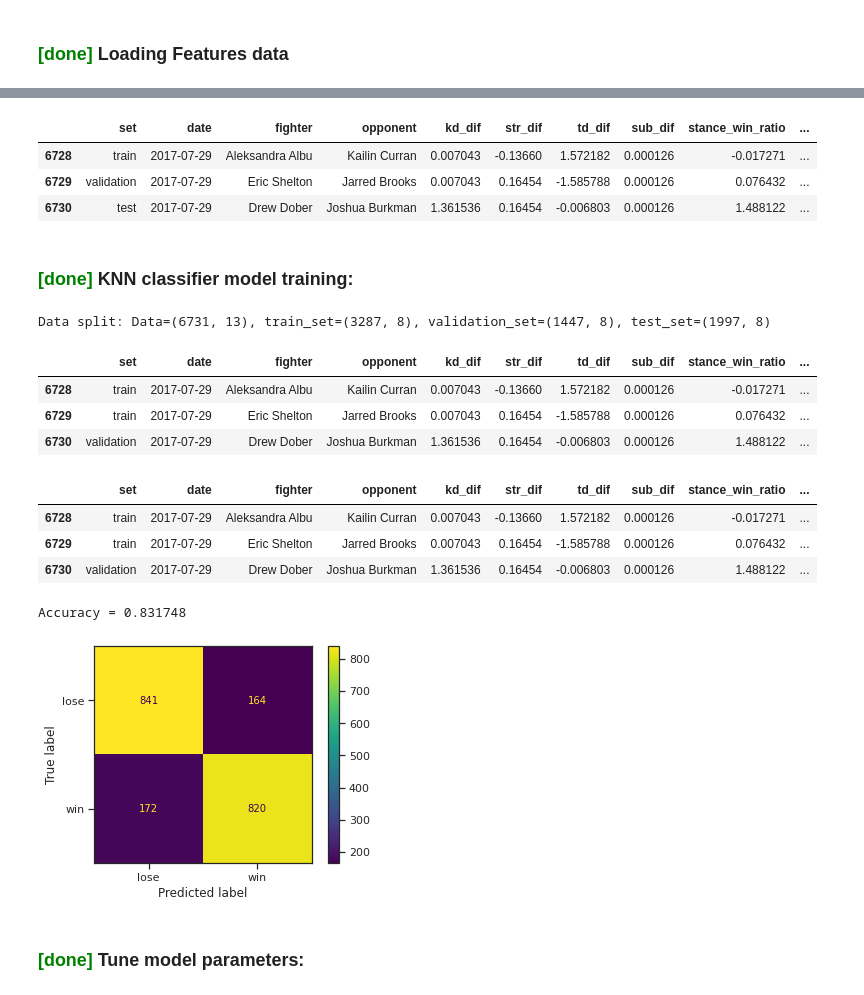
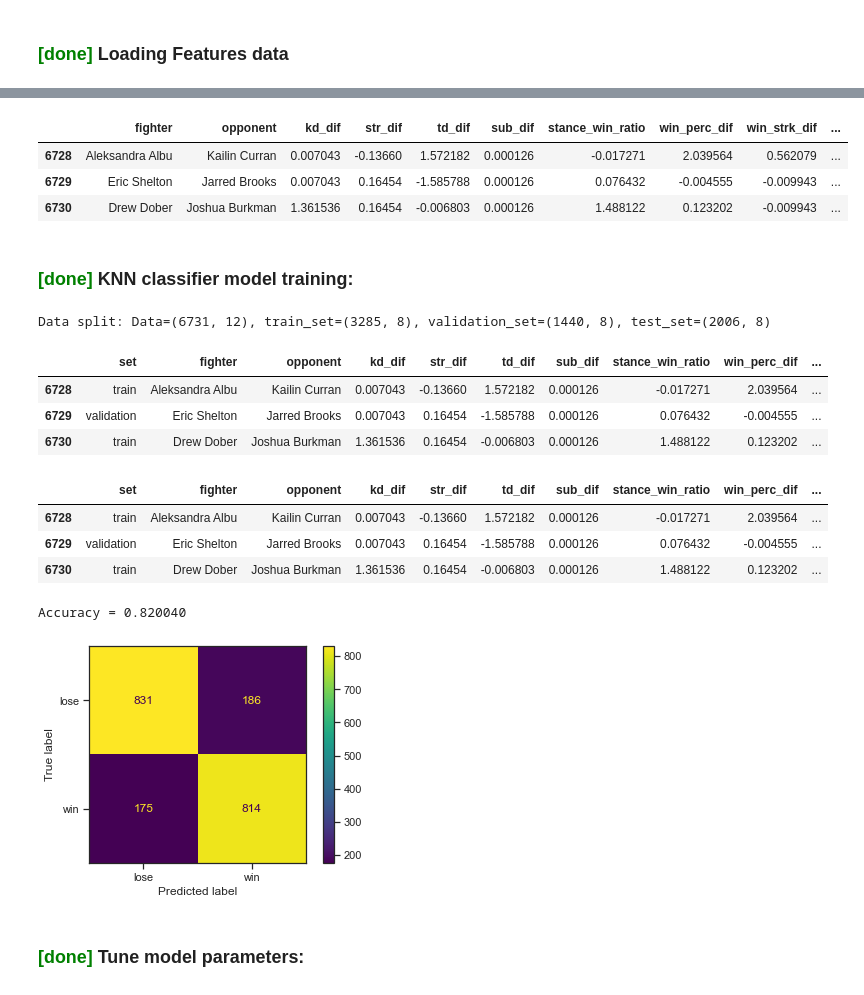
Before and after one commit to sagi778/ufc_fights_Predictor, a Jupyter notebook: notebooks/fight_result_model_training.ipynb, the cells around one changed output, grey strips where cells are left out. Cells and saved outputs as stored; diff of their text form; code cells hidden in the pictures.

```diff
--- a/notebooks/fight_result_model_training.ipynb
+++ b/notebooks/fight_result_model_training.ipynb
@@ -22,7 +22,7 @@ Pre-Processing func:
 ### <span style='color:green'> **[done]** </span>Loading Features data
 # %%
 loc = '../data/'
-file = 'fight_stat_data_trained.csv'
+file = 'fight_stat_data.csv'
 df = pd.read_csv(loc+file)
 df = df[df.columns[1:]]
 df.tail(3)
@@ -34,43 +34,43 @@ df.tail(3)
 # %%
-req_data = ['set','date','fighter','opponent']
+req_data = ['fighter','opponent']
 y = ['result']
 X = ['kd_dif','str_dif','td_dif','sub_dif',
     #'td avg._dif','td acc._dif','td def._dif','sub. avg._dif',
     #'slpm_dif','str. acc._dif','sapm_dif','str. def_dif',
     'stance_win_ratio','win_perc_dif','win_strk_dif','lose_strk_dif']
 
 df = df[req_data + X + y]
 df.tail(3)
 # %% [output]
-|  | set | date | fighter | opponent | kd_dif | str_dif | td_dif | sub_dif | stance_win_ratio | ... |
-| 6728 | train | 2017-07-29 | Aleksandra Albu | Kailin Curran | 0.007043 | -0.13660 | 1.572182 | 0.000126 | -0.017271 | ... |
-| 6729 | validation | 2017-07-29 | Eric Shelton | Jarred Brooks | 0.007043 | 0.16454 | -1.585788 | 0.000126 | 0.076432 | ... |
-| 6730 | test | 2017-07-29 | Drew Dober | Joshua Burkman | 1.361536 | 0.16454 | -0.006803 | 0.000126 | 1.488122 | ... |
+|  | fighter | opponent | kd_dif | str_dif | td_dif | sub_dif | stance_win_ratio | win_perc_dif | win_strk_dif | ... |
+| 6728 | Aleksandra Albu | Kailin Curran | 0.007043 | -0.13660 | 1.572182 | 0.000126 | -0.017271 | 2.039564 | 0.562079 | ... |
+| 6729 | Eric Shelton | Jarred Brooks | 0.007043 | 0.16454 | -1.585788 | 0.000126 | 0.076432 | -0.004555 | -0.009943 | ... |
+| 6730 | Drew Dober | Joshua Burkman | 1.361536 | 0.16454 | -0.006803 | 0.000126 | 1.488122 | 0.123202 | -0.009943 | ... |
 # %% [markdown]
 ### <span style='color:green'> **[done]** </span> KNN classifier model training:
 # %%
 df = set_train_test(X_columns=X, y_columns=y, data=df, test_size=0.3, valid_size=0.3)
 df.tail(3)
 # %% [output]
-Data split: Data=(6731, 13), train_set=(3287, 8), validation_set=(1447, 8), test_set=(1997, 8)
+Data split: Data=(6731, 12), train_set=(3285, 8), validation_set=(1440, 8), test_set=(2006, 8)
-|  | set | date | fighter | opponent | kd_dif | str_dif | td_dif | sub_dif | stance_win_ratio | ... |
-| 6728 | train | 2017-07-29 | Aleksandra Albu | Kailin Curran | 0.007043 | -0.13660 | 1.572182 | 0.000126 | -0.017271 | ... |
-| 6729 | train | 2017-07-29 | Eric Shelton | Jarred Brooks | 0.007043 | 0.16454 | -1.585788 | 0.000126 | 0.076432 | ... |
-| 6730 | validation | 2017-07-29 | Drew Dober | Joshua Burkman | 1.361536 | 0.16454 | -0.006803 | 0.000126 | 1.488122 | ... |
+|  | set | fighter | opponent | kd_dif | str_dif | td_dif | sub_dif | stance_win_ratio | win_perc_dif | ... |
+| 6728 | train | Aleksandra Albu | Kailin Curran | 0.007043 | -0.13660 | 1.572182 | 0.000126 | -0.017271 | 2.039564 | ... |
+| 6729 | validation | Eric Shelton | Jarred Brooks | 0.007043 | 0.16454 | -1.585788 | 0.000126 | 0.076432 | -0.004555 | ... |
+| 6730 | train | Drew Dober | Joshua Burkman | 1.361536 | 0.16454 | -0.006803 | 0.000126 | 1.488122 | 0.123202 | ... |
 # %%
 knn_clf = set_knn_clf(X_columns=X, y_columns=y, data=df)
 df = set_predictions(model=knn_clf, data=df, X_columns=X, y_columns=y)
 df.tail(3)
 # %% [output]
-|  | set | date | fighter | opponent | kd_dif | str_dif | td_dif | sub_dif | stance_win_ratio | ... |
-| 6728 | train | 2017-07-29 | Aleksandra Albu | Kailin Curran | 0.007043 | -0.13660 | 1.572182 | 0.000126 | -0.017271 | ... |
-| 6729 | train | 2017-07-29 | Eric Shelton | Jarred Brooks | 0.007043 | 0.16454 | -1.585788 | 0.000126 | 0.076432 | ... |
-| 6730 | validation | 2017-07-29 | Drew Dober | Joshua Burkman | 1.361536 | 0.16454 | -0.006803 | 0.000126 | 1.488122 | ... |
+|  | set | fighter | opponent | kd_dif | str_dif | td_dif | sub_dif | stance_win_ratio | win_perc_dif | ... |
+| 6728 | train | Aleksandra Albu | Kailin Curran | 0.007043 | -0.13660 | 1.572182 | 0.000126 | -0.017271 | 2.039564 | ... |
+| 6729 | validation | Eric Shelton | Jarred Brooks | 0.007043 | 0.16454 | -1.585788 | 0.000126 | 0.076432 | -0.004555 | ... |
+| 6730 | train | Drew Dober | Joshua Burkman | 1.361536 | 0.16454 | -0.006803 | 0.000126 | 1.488122 | 0.123202 | ... |
 # %%
 get_model_evaluation(data=df)
 # %% [output]
-Accuracy = 0.831748
+Accuracy = 0.820040
-[figure, old version]
+[figure, new version]
 # %% [markdown]
 ### <span style='color:green'> **[done]** </span> Tune model parameters:
 # %%
```
Also changed, not shown: parts of 8 cells of this notebook, 1 other file.
